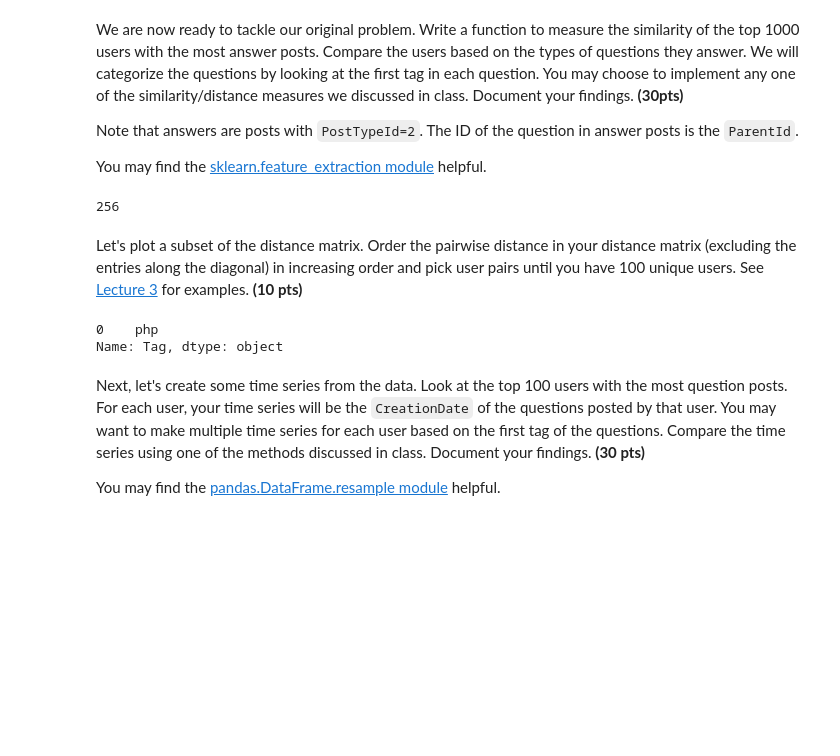
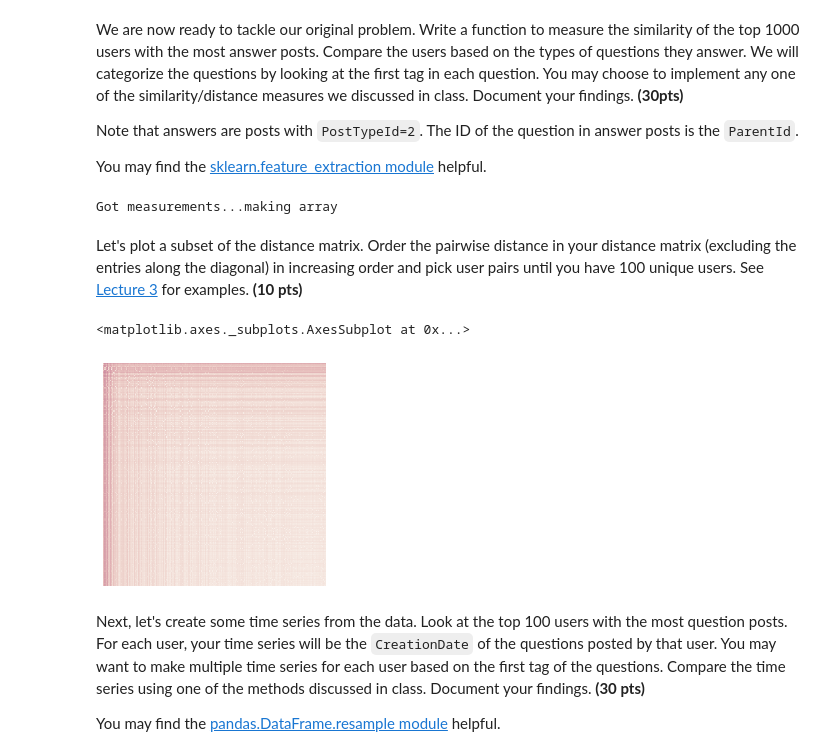
Before and after one commit to coolcor12/cs591-personal, a Jupyter notebook: hw1-submission/Homework-1.ipynb, the cells around one changed output. Drawn from its saved outputs; the diff is of its cells as text; code cells hidden in the pictures; blank space fills up the shorter version.

Commit message:
created distance matrix

```diff
--- a/hw1-submission/Homework-1.ipynb
+++ b/hw1-submission/Homework-1.ipynb
@@ -200,21 +200,34 @@ def load_and_prepare_answer_data(df=question_df):
     current_tag = ''
     for user in data:
         tags = {}
-        for question in user[1]:
-            current_tag = df
+        for question_id in user[1]:
+            try: # in case question was asked before 2015 and parentId doesn't exist
+                current_tag = df[df['Id'] == int(question_id)].iat[0,3] # grab tag of question
+                tags[current_tag] = tags.get(current_tag, 0) + 1 # increment count for user
+            except:
+                continue
+        measurements += [tags] # add dict to array
+    return measurements
 
-answer_data = load_answer_data()
+measurements = load_and_prepare_answer_data()
+print 'Got measurements...making array'
 vec = DictVectorizer()
-print(len(answer_data[-1][1]))
+X = vec.fit_transform(measurements).toarray()
 # %% [output]
-256
+Got measurements...making array
 # %% [markdown]
 Let's plot a subset of the distance matrix. Order the pairwise distance in your distance matrix (excluding the entries along the diagonal) in increasing order and pick user pairs until you have 100 unique users. See [Lecture 3](https://github.com/datascience16/lectures/blob/master/Lecture3/Distance-Functions.ipynb) for examples. **(10 pts)**
-# %%
-print str(question_df[question_df['Id']==27727385]['Tag'])
-# %% [output]
-0    php
-Name: Tag, dtype: object
+# %%
+import matplotlib.pyplot as plt
+import sklearn.metrics as metrics
+import seaborn as sns
+%matplotlib inline
+
+euclidean_dists = metrics.euclidean_distances(X)
+sns.heatmap(euclidean_dists, xticklabels=False, yticklabels=False, linewidths=0, square=True,cbar=False)
+# %% [output]
+<matplotlib.axes._subplots.AxesSubplot at 0x...>
+[figure, added]
 # %% [markdown]
 Next, let's create some time series from the data. Look at the top 100 users with the most question posts. For each user, your time series will be the `CreationDate` of the questions posted by that user. You may want to make multiple time series for each user based on the first tag of the questions. Compare the time series using one of the methods discussed in class. Document your findings. **(30 pts)**
 
```
